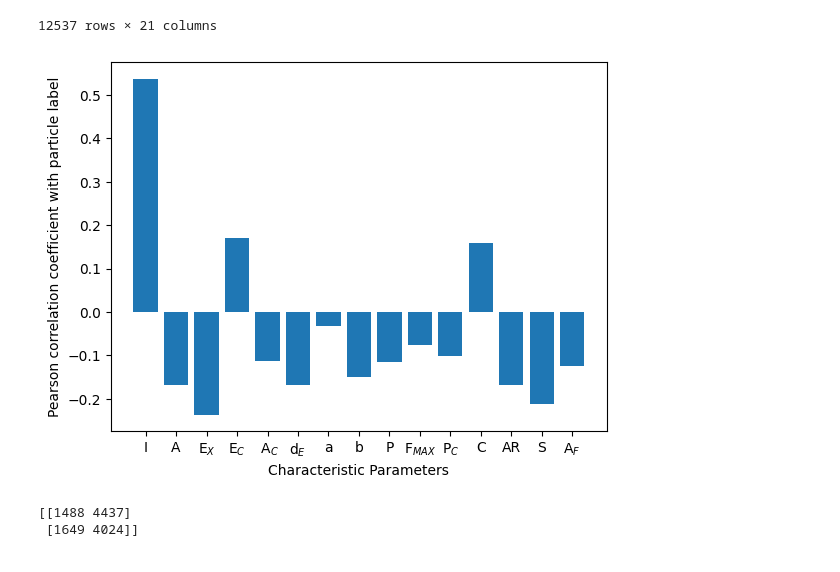
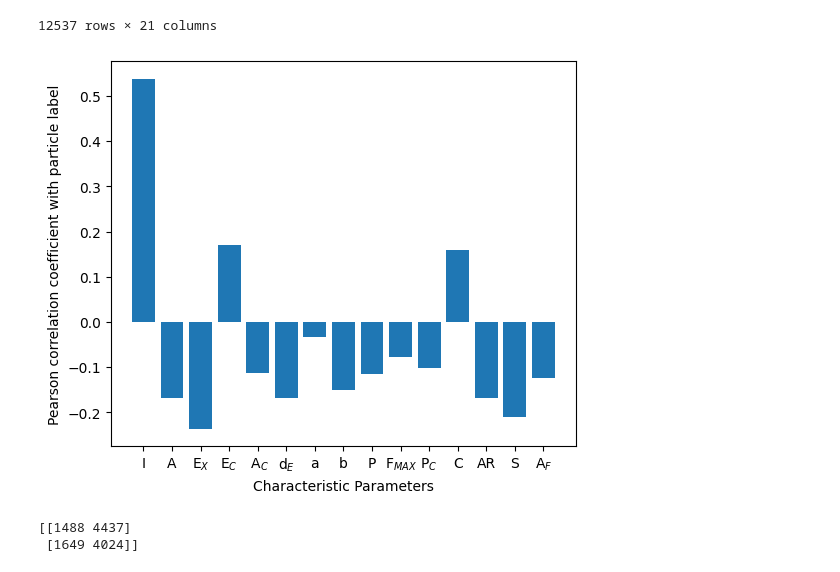
Before and after one commit to kozz84/particle_analysis, a Jupyter notebook: Article_2022.ipynb, the cells around one changed output. Drawn from its saved outputs; the diff is of its cells as text; code cells hidden in the pictures.

```diff
--- a/Article_2022.ipynb
+++ b/Article_2022.ipynb
@@ -82,12 +82,16 @@ correlation = X_df.rename(columns={'mean_intensity': 'I',
                         'area_fraction': 'A$_F$'
         })
 # %%
-plt.bar(correlation.columns, correlation.corrwith(y).values)
-plt.ylabel('Pearson correlation coefficient with particle label')
-plt.xlabel('Characteristic Parameters')
-plt.savefig('test.png',dpi=300)
+fig, ax = plt.subplots(figsize=(6,5))
+ax.bar(correlation.columns, correlation.corrwith(y).values)
+
+ax.set_ylabel('Pearson correlation coefficient with particle label')
+ax.set_xlabel('Characteristic Parameters')
+plt.show()
+fig.savefig('fig_4.png', format='png',bbox_inches = "tight")
+fig.savefig('fig_4.eps', format='eps',bbox_inches = "tight")
 # %% [output]
-[figure, old version]
+[figure, new version]
 # %%
 from sklearn.cluster import SpectralClustering, KMeans,AgglomerativeClustering,DBSCAN
 from sklearn.metrics import confusion_matrix, classification_report, accuracy_score,f1_score
```
Also changed, not shown: parts of 8 cells of this notebook.
